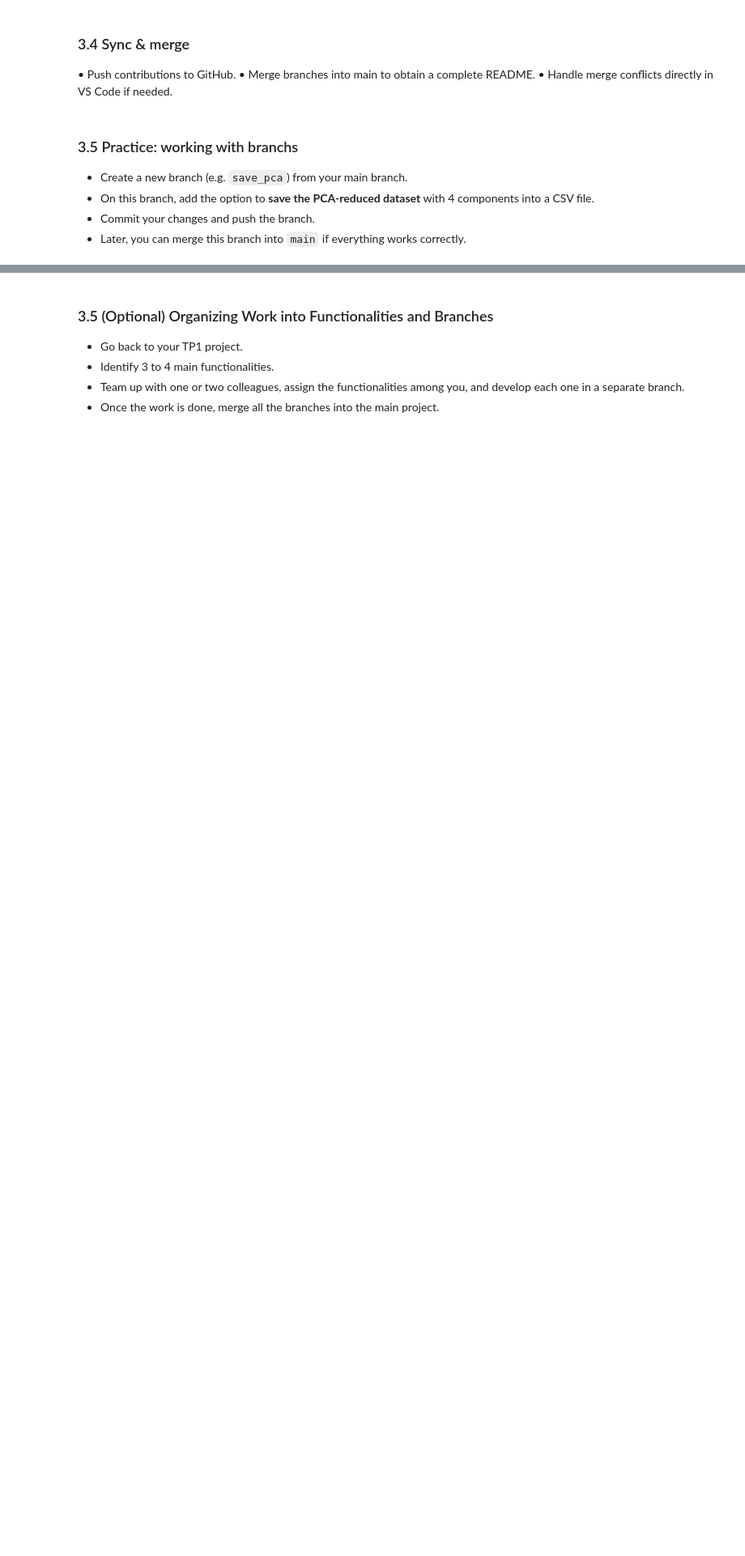
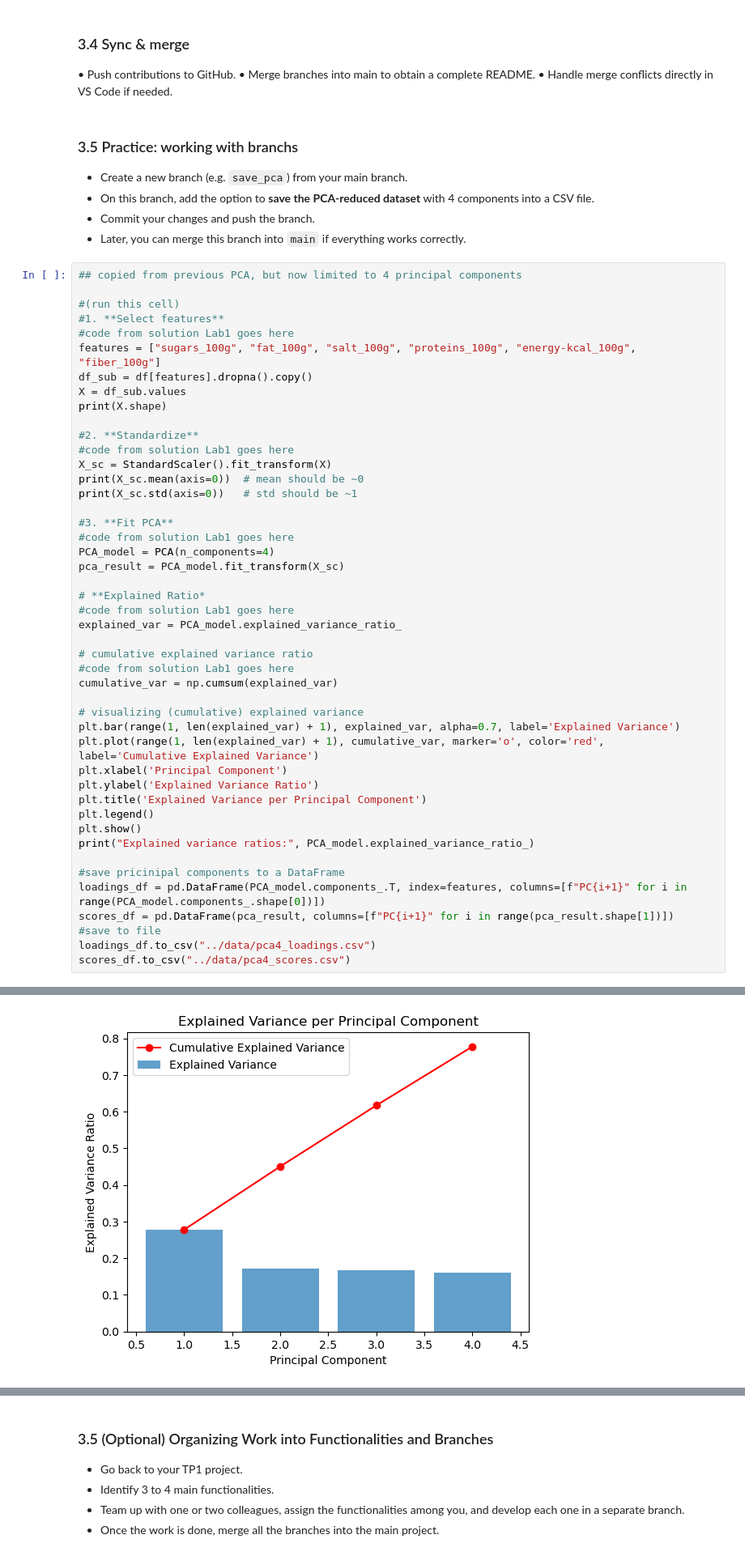
Before and after one commit to sebastian-weiermann/TP2, a Jupyter notebook: notebooks/Lab2_SebastianWeiermann.ipynb, the cells around one changed output, grey strips where cells are left out. Shown: that part at 81% size. Cells and saved outputs as stored; diff of their text form; blank space fills up the shorter version.

Commit message:
added option to save pca4 results to files

```diff
--- a/notebooks/Lab2_SebastianWeiermann.ipynb
+++ b/notebooks/Lab2_SebastianWeiermann.ipynb
@@ -409,3 +409,50 @@ display('PCA with 2 PCs:',pca2_df)
 - On this branch, add the option to **save the PCA-reduced dataset** with 4 components into a CSV file.
 - Commit your changes and push the branch.
 - Later, you can merge this branch into `main` if everything works correctly.
+# %%
+## copied from previous PCA, but now limited to 4 principal components
+
+#(run this cell)
+#1. **Select features**
+#code from solution Lab1 goes here
+features = ["sugars_100g", "fat_100g", "salt_100g", "proteins_100g", "energy-kcal_100g", "fiber_100g"]
+df_sub = df[features].dropna().copy()
+X = df_sub.values
+print(X.shape)
+
+#2. **Standardize**
+#code from solution Lab1 goes here
+X_sc = StandardScaler().fit_transform(X)
+print(X_sc.mean(axis=0))  # mean should be ~0
+print(X_sc.std(axis=0))   # std should be ~1
+
+#3. **Fit PCA**
+#code from solution Lab1 goes here
+PCA_model = PCA(n_components=4)
+pca_result = PCA_model.fit_transform(X_sc)
+
+# **Explained Ratio*
+#code from solution Lab1 goes here
+explained_var = PCA_model.explained_variance_ratio_
+
+# cumulative explained variance ratio
+#code from solution Lab1 goes here
+cumulative_var = np.cumsum(explained_var)
+
+# visualizing (cumulative) explained variance
+plt.bar(range(1, len(explained_var) + 1), explained_var, alpha=0.7, label='Explained Variance')
+plt.plot(range(1, len(explained_var) + 1), cumulative_var, marker='o', color='red', label='Cumulative Explained Variance')
+plt.xlabel('Principal Component')
+plt.ylabel('Explained Variance Ratio')
+plt.title('Explained Variance per Principal Component')
+plt.legend()
+plt.show()
+print("Explained variance ratios:", PCA_model.explained_variance_ratio_)
+
+#save pricinipal components to a DataFrame
+loadings_df = pd.DataFrame(PCA_model.components_.T, index=features, columns=[f"PC{i+1}" for i in range(PCA_model.components_.shape[0])])
+scores_df = pd.DataFrame(pca_result, columns=[f"PC{i+1}" for i in range(pca_result.shape[1])])
+#save to file
+loadings_df.to_csv("../data/pca4_loadings.csv")
+scores_df.to_csv("../data/pca4_scores.csv")
+# %% [output]
@@ -411,0 +463 @@ display('PCA with 2 PCs:',pca2_df)
+[figure, added]
```
Also changed, not shown: parts of 1 cell of this notebook, 2 other files.
